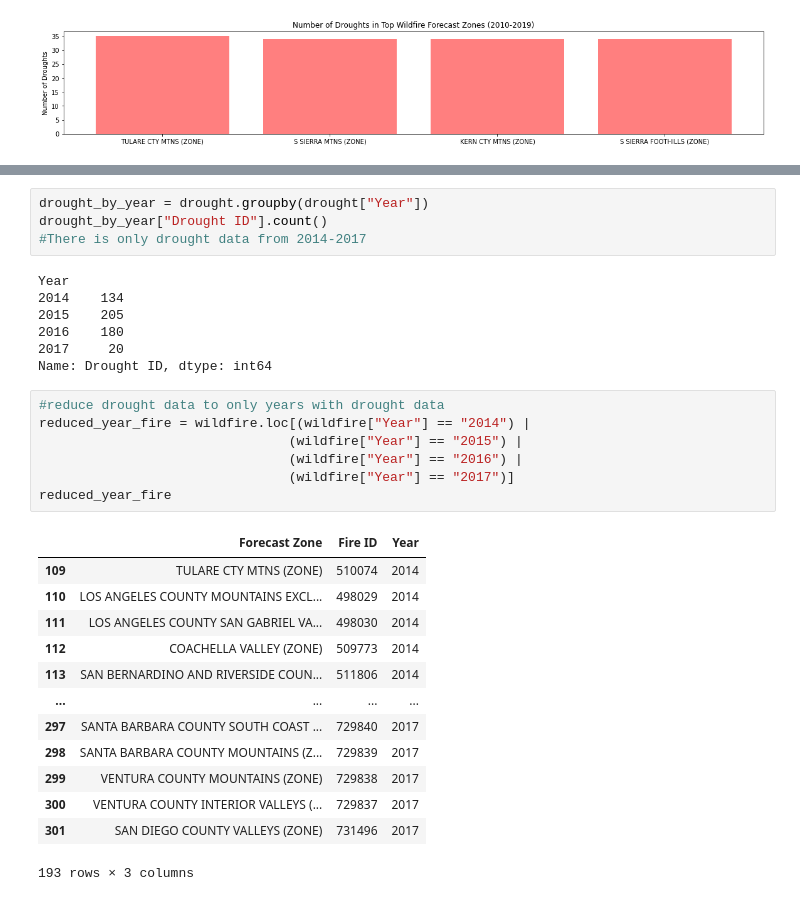
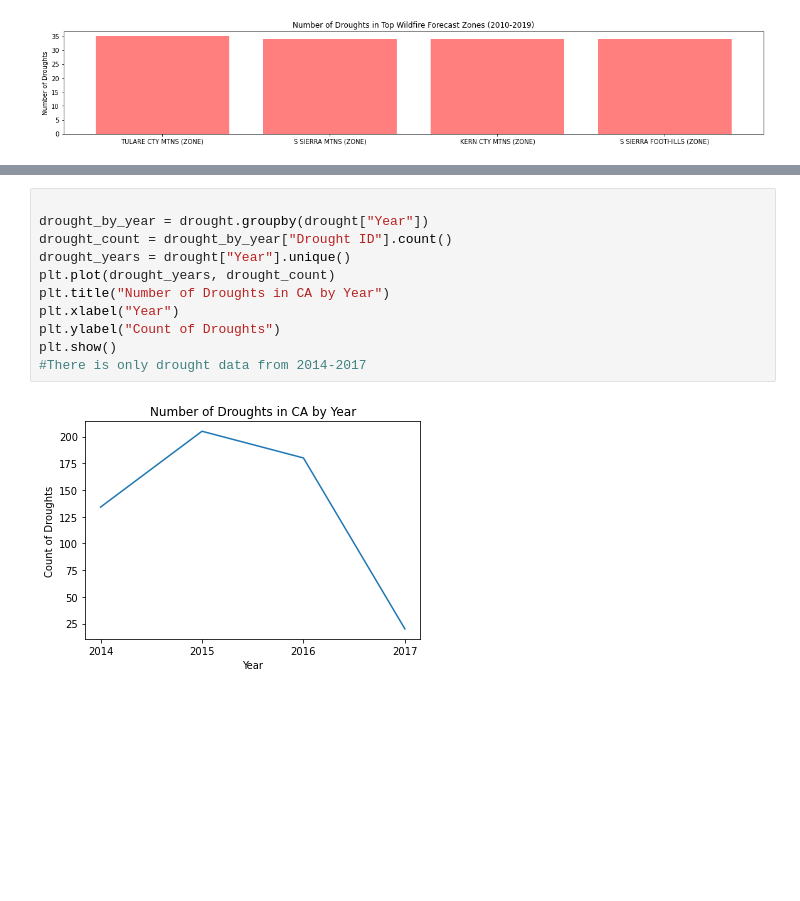
Before and after one commit to jacobdv/extreme-weather, a Jupyter notebook: wildfire_vs_drought.ipynb, the cells around one changed output, grey strips where cells are left out. Cells and saved outputs as stored; diff of their text form; blank space fills up the shorter version.

```diff
--- a/wildfire_vs_drought.ipynb
+++ b/wildfire_vs_drought.ipynb
@@ -197,32 +199,13 @@ plt.plot(fire_s_sierra_mtn['Year'].unique(), (f_ssm_yrgp['Fire ID'].count()) )
 # %%
+
 drought_by_year = drought.groupby(drought["Year"])
-drought_by_year["Drought ID"].count()
+drought_count = drought_by_year["Drought ID"].count()
+drought_years = drought["Year"].unique()
+plt.plot(drought_years, drought_count)
+plt.title("Number of Droughts in CA by Year")
+plt.xlabel("Year")
+plt.ylabel("Count of Droughts")
+plt.show()
 #There is only drought data from 2014-2017
 # %% [output]
-Year
-2014    134
-2015    205
-2016    180
-2017     20
-Name: Drought ID, dtype: int64
+[figure, added]
-# %%
-#reduce drought data to only years with drought data
-reduced_year_fire = wildfire.loc[(wildfire["Year"] == "2014") |
-                                (wildfire["Year"] == "2015") |
-                                (wildfire["Year"] == "2016") |
-                                (wildfire["Year"] == "2017")]
-reduced_year_fire
-# %% [output]
-|  | Forecast Zone | Fire ID | Year |
-| 109 | TULARE CTY MTNS (ZONE) | 510074 | 2014 |
-| 110 | LOS ANGELES COUNTY MOUNTAINS EXCL... | 498029 | 2014 |
-| 111 | LOS ANGELES COUNTY SAN GABRIEL VA... | 498030 | 2014 |
-| 112 | COACHELLA VALLEY (ZONE) | 509773 | 2014 |
-| 113 | SAN BERNARDINO AND RIVERSIDE COUN... | 511806 | 2014 |
-| ... | ... | ... | ... |
-| 297 | SANTA BARBARA COUNTY SOUTH COAST ... | 729840 | 2017 |
-| 298 | SANTA BARBARA COUNTY MOUNTAINS (Z... | 729839 | 2017 |
-| 299 | VENTURA COUNTY MOUNTAINS (ZONE) | 729838 | 2017 |
-| 300 | VENTURA COUNTY INTERIOR VALLEYS (... | 729837 | 2017 |
-| 301 | SAN DIEGO COUNTY VALLEYS (ZONE) | 731496 | 2017 |
-193 rows × 3 columns
```
Also changed, not shown: parts of 4 cells of this notebook.
